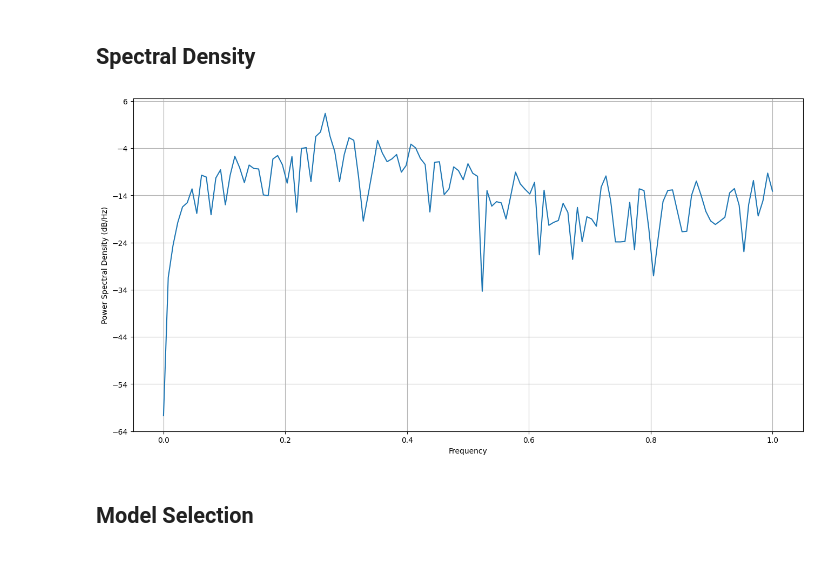
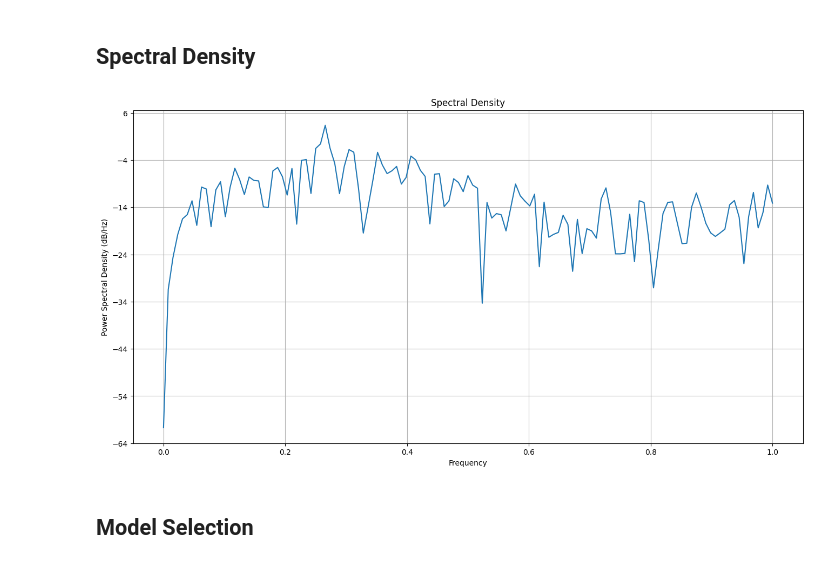
Before and after one commit to sjo1403/advanced-data-analytics, a Jupyter notebook: D213 Task 1.ipynb, the cells around one changed output. Cells and saved outputs as stored; diff of their text form; code cells hidden in the pictures.

```diff
--- a/D213 Task 1.ipynb
+++ b/D213 Task 1.ipynb
@@ -231,9 +228,10 @@ plt.show()
 # %%
 plt.figure(figsize=(16,8))
 plt.psd(sd.resid.dropna())
+plt.title('Spectral Density')
 plt.show()
 # %% [output]
-[figure, old version]
+[figure, new version]
 # %% [markdown]
 ## Model Selection
 # %%
```
Also changed, not shown: parts of 15 cells of this notebook.
